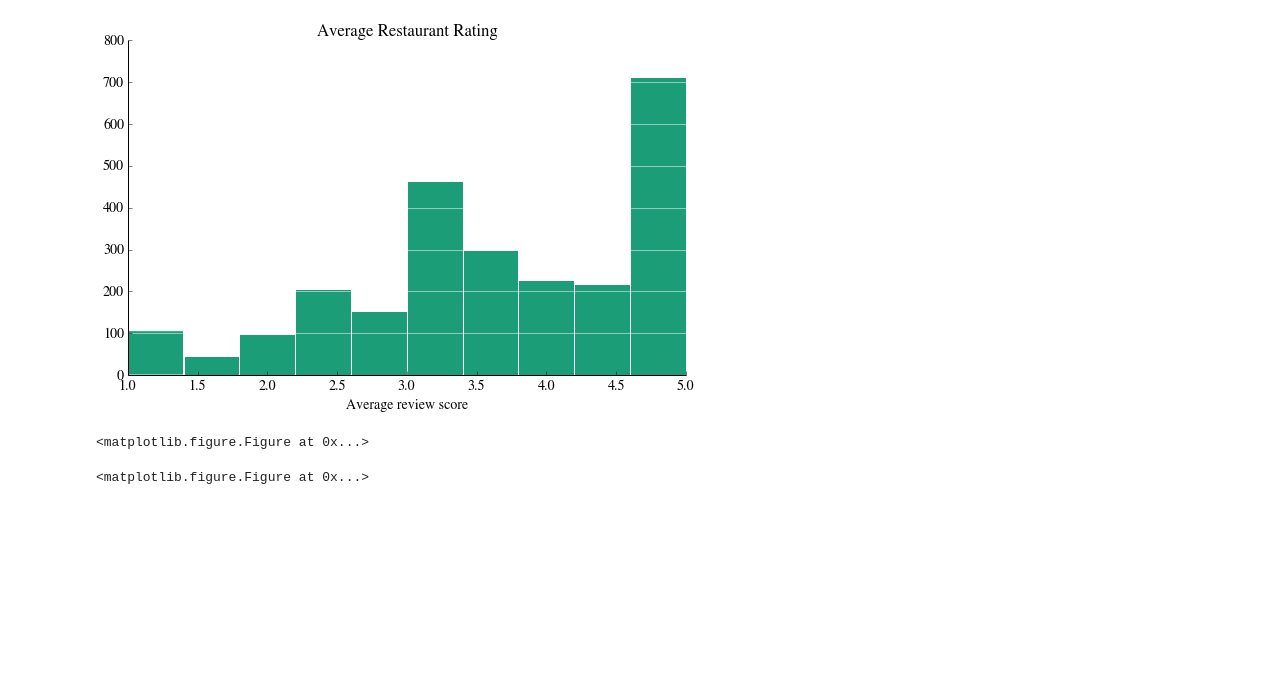
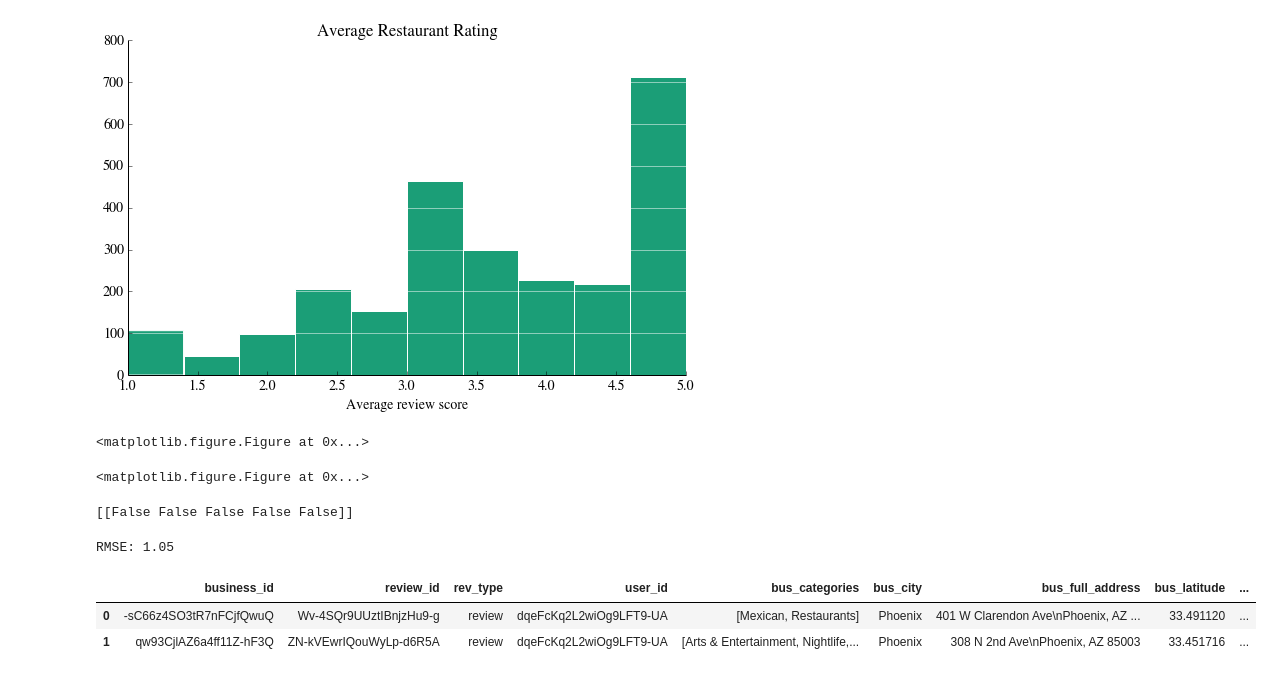
Before and after one commit to s-ramaswamy/CS-229-project, a Jupyter notebook: Visualizations.ipynb, the cells around one changed output. Drawn from its saved outputs; the diff is of its cells as text; code cells hidden in the pictures; blank space fills up the shorter version.

```diff
--- a/Visualizations.ipynb
+++ b/Visualizations.ipynb
@@ -274,0 +290,7 @@ plt.figure()
+# %%
+f = np.isinf(X)
+for i in f:
+    print i
+    break
+# %% [output]
+[[False False False False False]]
@@ -274,0 +300,12 @@ plt.figure()
+# %%
+from sklearn import cross_validation, linear_model
+clf = linear_model.LinearRegression().fit(xtrain, ytrain)
+print "RMSE: %.2f" % np.sqrt(np.mean((clf.predict(xtest) - ytest) ** 2))
+# %% [output]
+RMSE: 1.05
+# %%
+TestMatrix.head(2)
+# %% [output]
+|  | business_id | review_id | rev_type | user_id | bus_categories | bus_city | bus_full_address | bus_latitude | ... |
+| 0 | -sC66z4SO3tR7nFCjfQwuQ | Wv-4SQr9UUztIBnjzHu9-g | review | dqeFcKq2L2wiOg9LFT9-UA | [Mexican, Restaurants] | Phoenix | 401 W Clarendon Ave\nPhoenix, AZ ... | 33.491120 | ... |
+| 1 | qw93CjlAZ6a4ff11Z-hF3Q | ZN-kVEwrIQouWyLp-d6R5A | review | dqeFcKq2L2wiOg9LFT9-UA | [Arts & Entertainment, Nightlife,... | Phoenix | 308 N 2nd Ave\nPhoenix, AZ 85003 | 33.451716 | ... |
```
Also changed, not shown: parts of 9 cells of this notebook, 3 other files.
